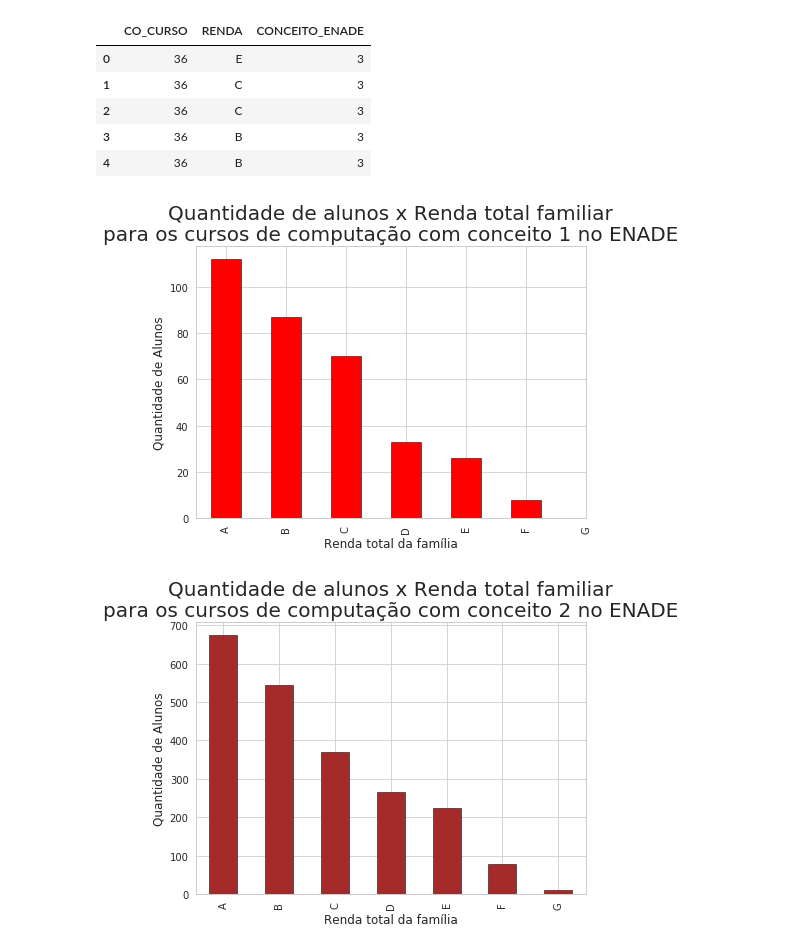
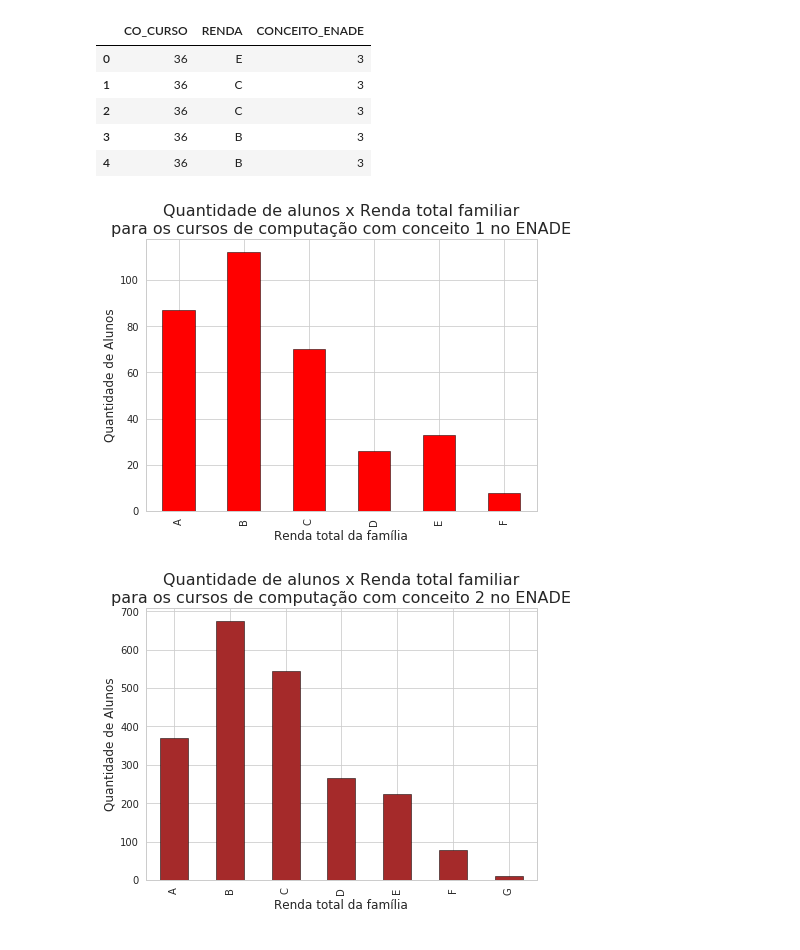
Before and after one commit to mateusqc/MC_2019.2, a Jupyter notebook: questao3.ipynb, the cells around one changed output. Drawn from its saved outputs; the diff is of its cells as text; code cells hidden in the pictures.

```diff
--- a/questao3.ipynb
+++ b/questao3.ipynb
@@ -59,28 +59,22 @@ enade_renda_3 = enade_renda[enade_renda['CONCEITO_ENADE'] == '3'].reset_index().
 enade_renda_4 = enade_renda[enade_renda['CONCEITO_ENADE'] == '4'].reset_index().filter(['RENDA'])
 enade_renda_5 = enade_renda[enade_renda['CONCEITO_ENADE'] == '5'].reset_index().filter(['RENDA'])
 # %%
-# enade_renda_1['RENDA'].plot(kind='hist', bins=5, color='orange', edgecolor='black')
-# enade_renda_1['RENDA'].value_counts()
 fig, gph = plt.subplots(figsize=(7,5))
-gph = enade_renda_1['RENDA'].value_counts().plot(kind='bar', color='red', edgecolor='black')
-gph.set_title('Quantidade de alunos x Renda total familiar\npara os cursos de computação com conceito 1 no ENADE', fontsize=20)
-labels=['A', 'B', 'C', 'D', 'E', 'F', 'G']
-plt.xticks(range(7), labels)
+gph = enade_renda_1['RENDA'].value_counts().sort_index().plot(kind='bar', color='red', edgecolor='black')
+gph.set_title('Quantidade de alunos x Renda total familiar\npara os cursos de computação com conceito 1 no ENADE', fontsize=16)
 plt.xlabel('Renda total da família')
 plt.ylabel('Quantidade de Alunos')
 plt.show()
 # %% [output]
-[figure, old version]
+[figure, new version]
 # %%
 fig, gph = plt.subplots(figsize=(7,5))
-gph = enade_renda_2['RENDA'].value_counts().plot(kind='bar', color='brown', edgecolor='black')
-gph.set_title('Quantidade de alunos x Renda total familiar\npara os cursos de computação com conceito 2 no ENADE', fontsize=20)
-labels=['A', 'B', 'C', 'D', 'E', 'F', 'G']
-plt.xticks(range(7), labels)
+gph = enade_renda_2['RENDA'].value_counts().sort_index().plot(kind='bar', color='brown', edgecolor='black')
+gph.set_title('Quantidade de alunos x Renda total familiar\npara os cursos de computação com conceito 2 no ENADE', fontsize=16)
 plt.xlabel('Renda total da família')
 plt.ylabel('Quantidade de Alunos')
 plt.show()
 # %% [output]
-[figure, old version]
+[figure, new version]
 # %%
 fig, gph = plt.subplots(figsize=(7,5))
```
Also changed, not shown: parts of 8 cells of this notebook.
